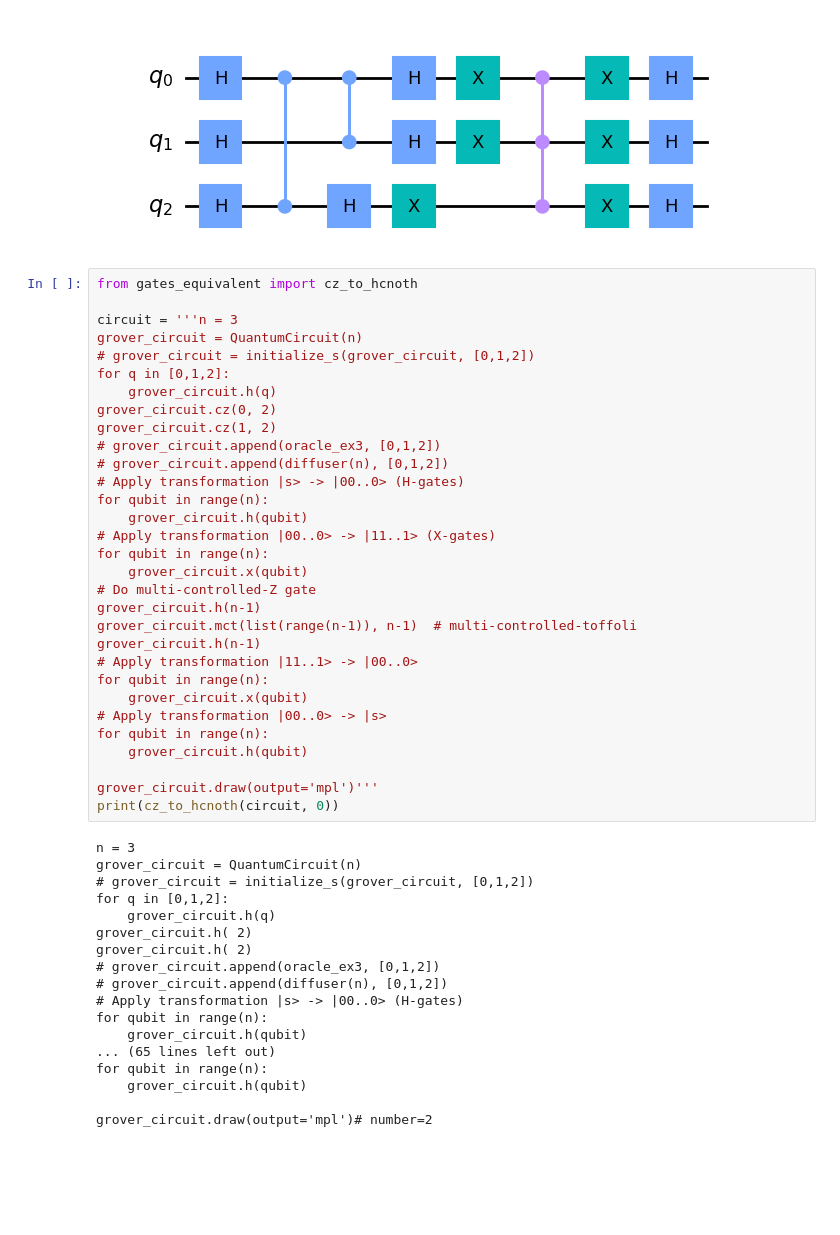
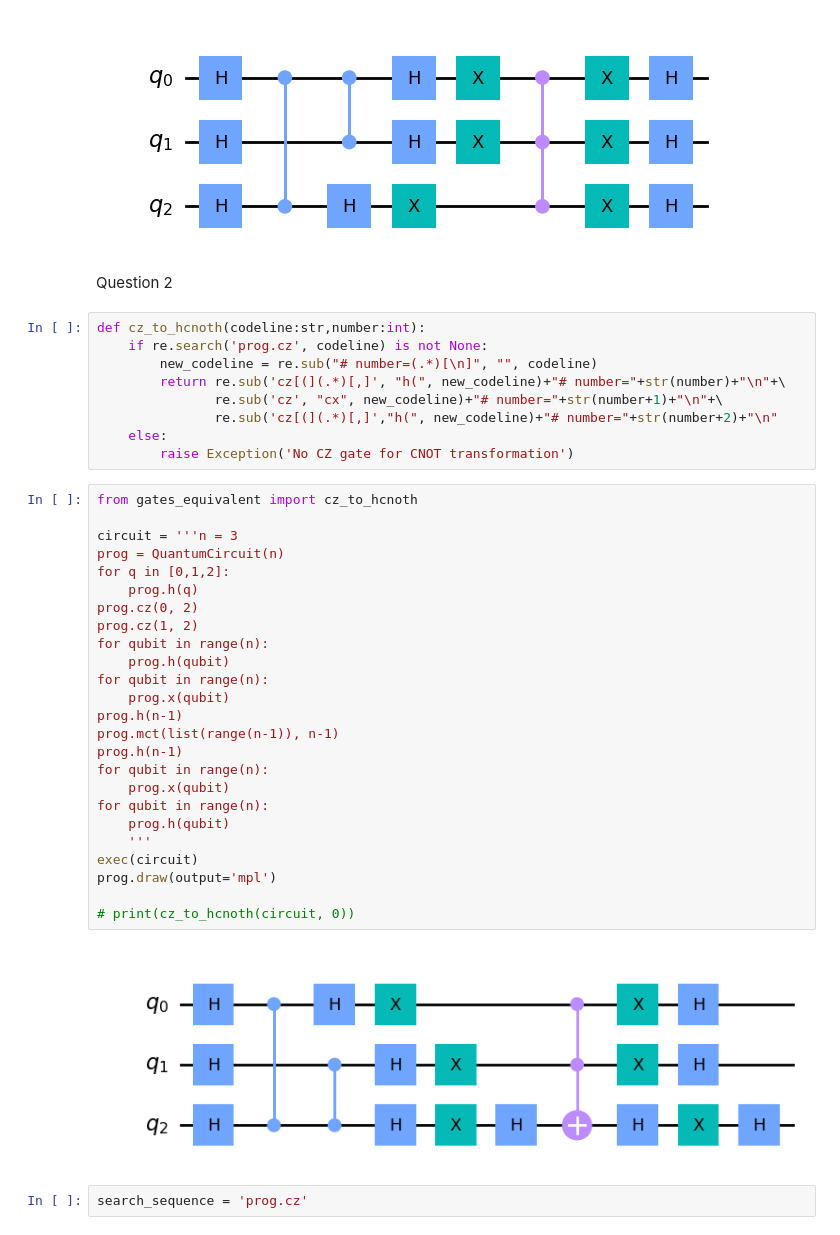
Before and after one commit to AdamNaoui/LOG6953C_TPs, a Jupyter notebook: TP3/tp3.ipynb, the cells around one changed output. Drawn from its saved outputs; the diff is of its cells as text; blank space fills up the shorter version.

Commit message:
question 2

```diff
--- a/TP3/tp3.ipynb
+++ b/TP3/tp3.ipynb
@@ -33,52 +38,43 @@ for qubit in range(3):
 grover_circuit.draw(output='mpl')
 # %% [output]
 [figure]
+# %% [markdown]
+Question 2
+# %%
+def cz_to_hcnoth(codeline:str,number:int):
+    if re.search('prog.cz', codeline) is not None:
+        new_codeline = re.sub("# number=(.*)[\n]", "", codeline)
+        return re.sub('cz[(](.*)[,]', "h(", new_codeline)+"# number="+str(number)+"\n"+\
+               re.sub('cz', "cx", new_codeline)+"# number="+str(number+1)+"\n"+\
+               re.sub('cz[(](.*)[,]',"h(", new_codeline)+"# number="+str(number+2)+"\n"
+    else:
+        raise Exception('No CZ gate for CNOT transformation')
 # %%
 from gates_equivalent import cz_to_hcnoth
 
 circuit = '''n = 3
-grover_circuit = QuantumCircuit(n)
-# grover_circuit = initialize_s(grover_circuit, [0,1,2])
+prog = QuantumCircuit(n)
 for q in [0,1,2]:
-    grover_circuit.h(q)
-grover_circuit.cz(0, 2)
-grover_circuit.cz(1, 2)
-# grover_circuit.append(oracle_ex3, [0,1,2])
-# grover_circuit.append(diffuser(n), [0,1,2])
-# Apply transformation |s> -> |00..0> (H-gates)
+    prog.h(q)
+prog.cz(0, 2)
+prog.cz(1, 2)
 for qubit in range(n):
-    grover_circuit.h(qubit)
-# Apply transformation |00..0> -> |11..1> (X-gates)
+    prog.h(qubit)
 for qubit in range(n):
-    grover_circuit.x(qubit)
-# Do multi-controlled-Z gate
-grover_circuit.h(n-1)
-grover_circuit.mct(list(range(n-1)), n-1)  # multi-controlled-toffoli
-grover_circuit.h(n-1)
-# Apply transformation |11..1> -> |00..0>
+    prog.x(qubit)
+prog.h(n-1)
+prog.mct(list(range(n-1)), n-1)
+prog.h(n-1)
 for qubit in range(n):
-    grover_circuit.x(qubit)
-# Apply transformation |00..0> -> |s>
+    prog.x(qubit)
 for qubit in range(n):
-    grover_circuit.h(qubit)
+    prog.h(qubit)
+    '''
+exec(circuit)
+prog.draw(output='mpl')
 
-grover_circuit.draw(output='mpl')'''
-print(cz_to_hcnoth(circuit, 0))
+# print(cz_to_hcnoth(circuit, 0))
 # %% [output]
-n = 3
-grover_circuit = QuantumCircuit(n)
-# grover_circuit = initialize_s(grover_circuit, [0,1,2])
-for q in [0,1,2]:
-    grover_circuit.h(q)
-grover_circuit.h( 2)
-grover_circuit.h( 2)
-# grover_circuit.append(oracle_ex3, [0,1,2])
-# grover_circuit.append(diffuser(n), [0,1,2])
-# Apply transformation |s> -> |00..0> (H-gates)
-for qubit in range(n):
-    grover_circuit.h(qubit)
-... (65 lines left out)
-for qubit in range(n):
-    grover_circuit.h(qubit)
-
-grover_circuit.draw(output='mpl')# number=2
+[figure, added]
+# %%
+search_sequence = 'prog.cz'
```
Also changed, not shown: parts of 4 cells of this notebook.
